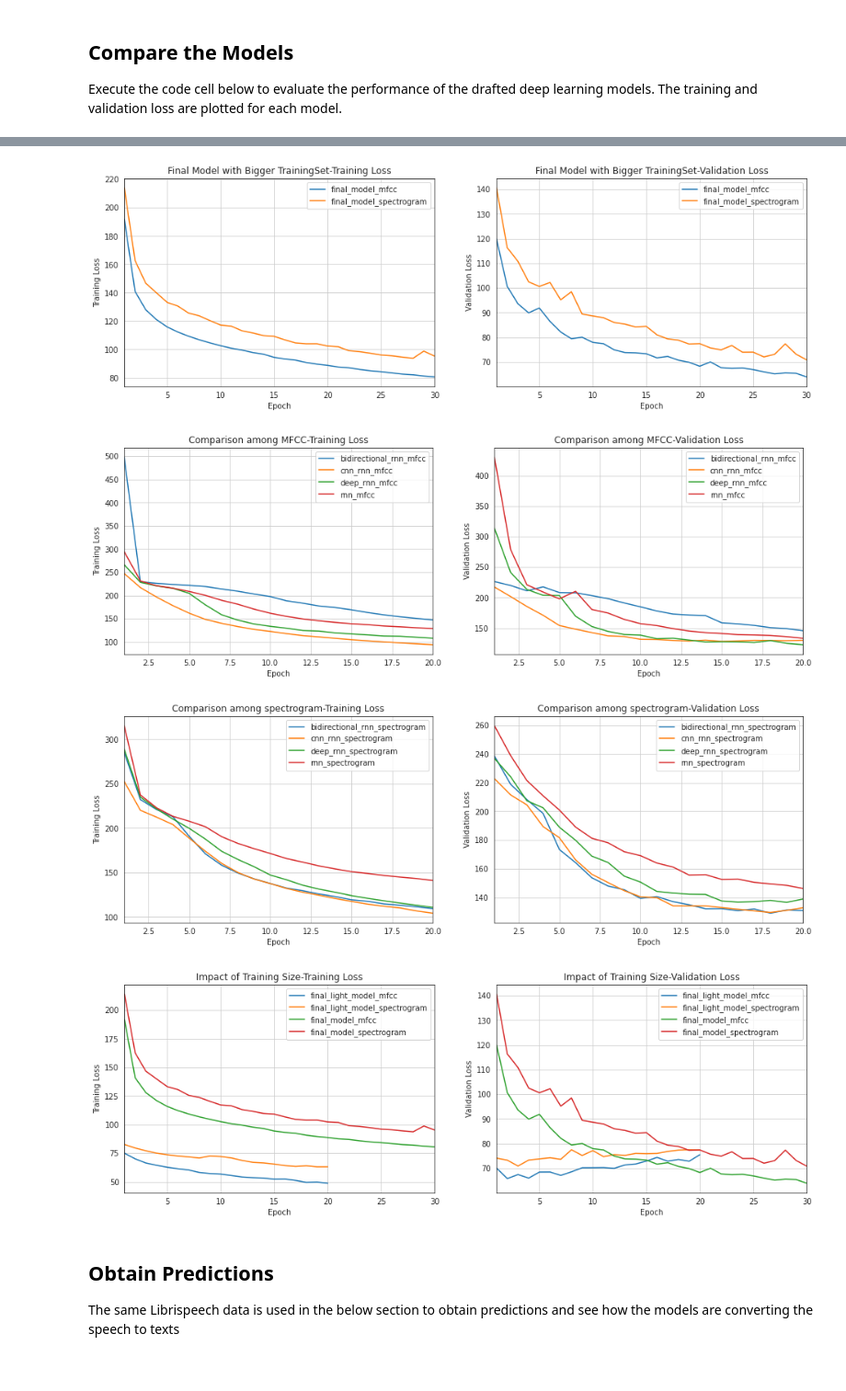
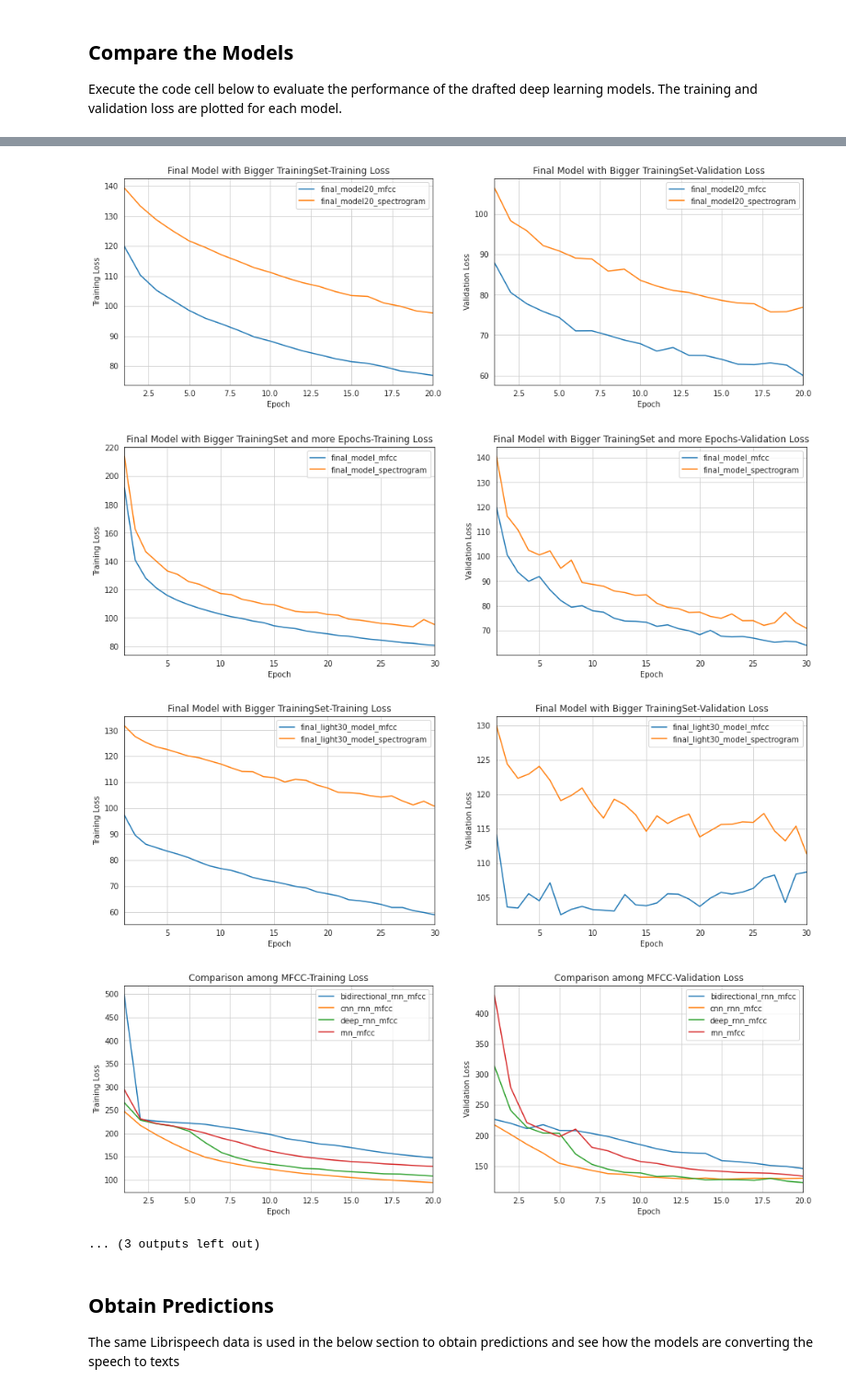
Before and after one commit to lithathampan/speech_recognition_nn_comparison, a Jupyter notebook: speech_recognition_nn_comparison.ipynb, the cells around one changed output, grey strips where cells are left out. Shown at 92% size. Saved outputs shown, nothing was run; the diff lists cells and outputs as text; code cells hidden in the pictures.

Commit message:
final model retrainings

```diff
--- a/speech_recognition_nn_comparison.ipynb
+++ b/speech_recognition_nn_comparison.ipynb
@@ -853,14 +951,19 @@ vizualise_model(filter="bidir",title="Bidirectional RNN + TimeDistributed Dense"
 
 vizualise_model(filter="final_light_model",title="Final Model")
 
-vizualise_model(listofmodels ="final_model_spectrogram,final_model_mfcc",title="Final Model with Bigger TrainingSet")
+vizualise_model(listofmodels ="final_model20_spectrogram,final_model20_mfcc",title="Final Model with Bigger TrainingSet")
+
+vizualise_model(listofmodels ="final_model_spectrogram,final_model_mfcc",title="Final Model with Bigger TrainingSet and more Epochs")
+
+vizualise_model(listofmodels ="final_light30_model_spectrogram,final_light30_model_mfcc",title="Final Model with Bigger TrainingSet")
 
 vizualise_model(filter ="rnn_mfcc",title="Comparison among MFCC")
 
 vizualise_model(filter ="rnn_spectrogram",title="Comparison among spectrogram")
 
+vizualise_model(listofmodels ="final_light_model_spectrogram,final_light_model_mfcc,final_model20_spectrogram,final_model20_mfcc",title="Impact of Training Size")
 
-vizualise_model(filter ="final*model",title="Impact of Training Size")
+vizualise_model(filter ="final_model",title="Impact of Epochs")
 # %% [output]
 [figure]
 [figure]
@@ -873,7 +976,8 @@ vizualise_model(filter ="final*model",title="Impact of Training Size")
-[figure, old version]
+[figure, new version]
-[figure, old version]
+[figure, new version]
-[figure, old version]
+[figure, new version]
-[figure, old version]
+[figure, new version]
+... (3 outputs left out)
 # %% [markdown]
 ## Obtain Predictions
 
```
Also changed, not shown: parts of 11 cells of this notebook, 13 other files.
